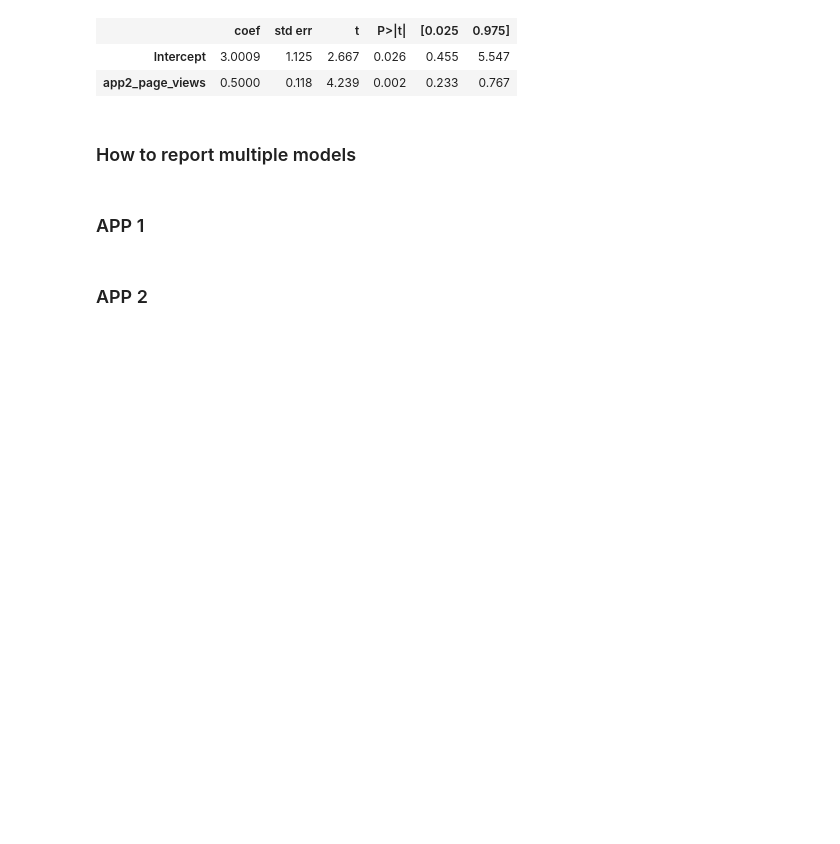
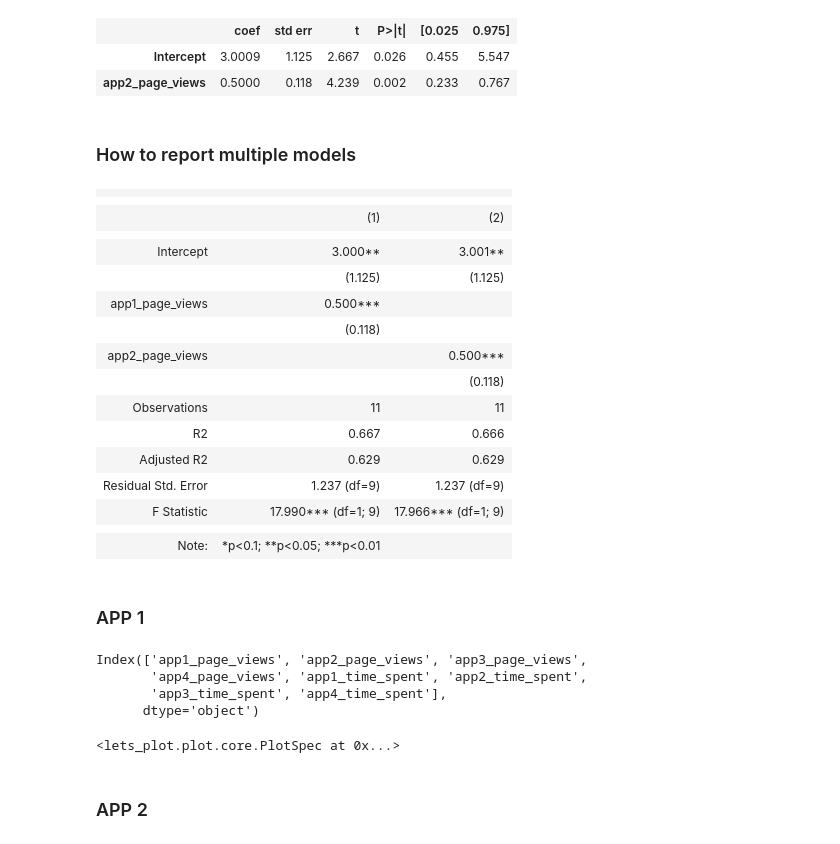
Before and after one commit to changjulian17/qf627, a Jupyter notebook: Lesson 3/QF627_Lesson03_Exploratory_Data_Analysis_with_Grammar_of_Graphics.ipynb, the cells around one changed output. Drawn from its saved outputs; the diff is of its cells as text; code cells hidden in the pictures; blank space fills up the shorter version.

```diff
--- a/Lesson 3/QF627_Lesson03_Exploratory_Data_Analysis_with_Grammar_of_Graphics.ipynb
+++ b/Lesson 3/QF627_Lesson03_Exploratory_Data_Analysis_with_Grammar_of_Graphics.ipynb
@@ -282,8 +282,52 @@ ols_app2 =\
 ### How to report multiple models
 # %%
 from stargazer.stargazer import Stargazer
+# %%
+Stargazer([ols_app1,
+           ols_app2])
+# %% [output]
+|  |  |  |
+|  |
+|  | (1) | (2) |
+|  |  |  |
+| Intercept | 3.000** | 3.001** |
+|  | (1.125) | (1.125) |
+| app1_page_views | 0.500*** |  |
+|  | (0.118) |  |
+| app2_page_views |  | 0.500*** |
+|  |  | (0.118) |  |  |  |
+| Observations | 11 | 11 |
+| R2 | 0.667 | 0.666 |
+| Adjusted R2 | 0.629 | 0.629 |
+| Residual Std. Error | 1.237 (df=9) | 1.237 (df=9) |
+| F Statistic | 17.990*** (df=1; 9) | 17.966*** (df=1; 9) |
+|  |  |  |
+| Note: | *p<0.1; **p<0.05; ***p<0.01 |  |
 # %% [markdown]
 ### APP 1
+# %%
+data.columns
+# %% [output]
+Index(['app1_page_views', 'app2_page_views', 'app3_page_views',
+       'app4_page_views', 'app1_time_spent', 'app2_time_spent',
+       'app3_time_spent', 'app4_time_spent'],
+      dtype='object')
+# %%
+viz_app1 =\
+(
+    ggplot(data,
+           aes(x="app1_page_views",
+               y="app1_time_spent"))
+    # + geom_line()
+    + geom_smooth(method="lm", # regression line
+                  formula="y ~ x",
+                  color="blue")
+    + labs(title="App 1 Usage")
+)
+
+viz_app1
+# %% [output]
+<lets_plot.plot.core.PlotSpec at 0x...>
 # %% [markdown]
 ### APP 2
 # %% [markdown]
```
Also changed, not shown: parts of 10 cells of this notebook, 3 other files.
